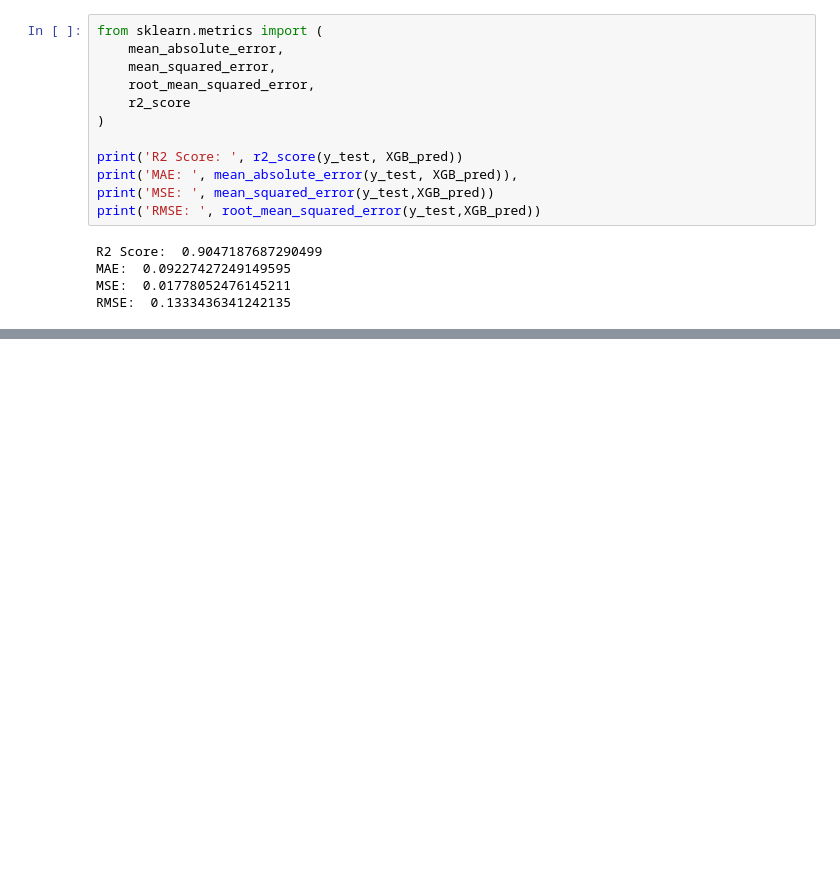
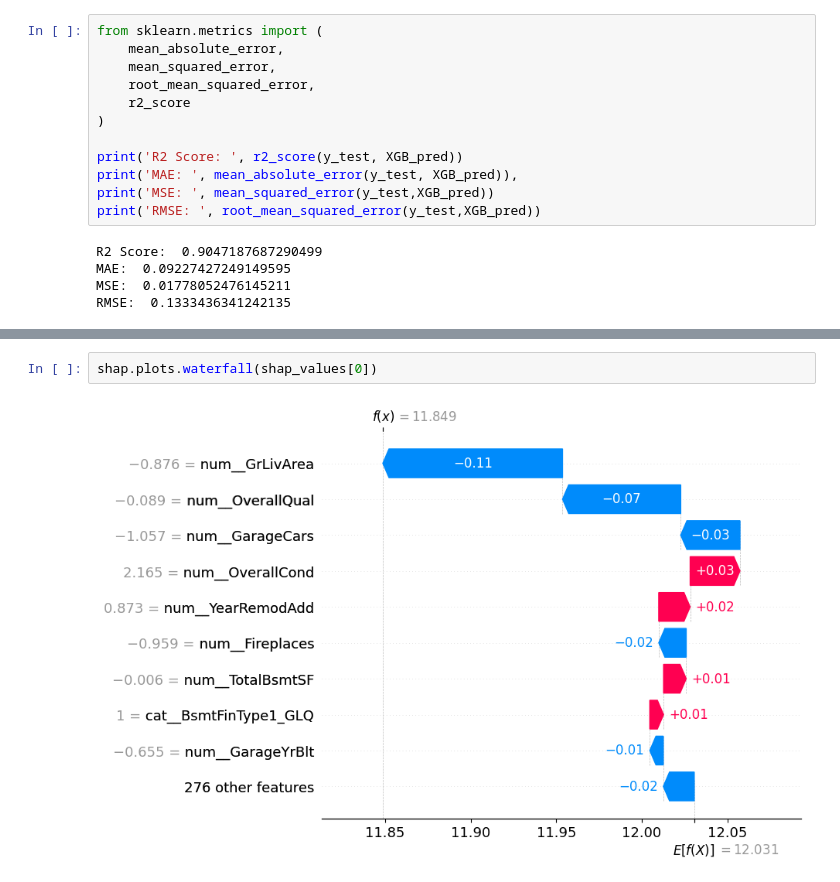
Before and after one commit to jacobabhihail-tech/advanced-data-wrangling-lab, a Jupyter notebook: day10_House_price_XGBregressor/day10_House_price_XGBregressor.ipynb, the cells around one changed output, grey strips where cells are left out. Cells and saved outputs as stored; diff of their text form; blank space fills up the shorter version.

```diff
--- a/day10_House_price_XGBregressor/day10_House_price_XGBregressor.ipynb
+++ b/day10_House_price_XGBregressor/day10_House_price_XGBregressor.ipynb
@@ -387,0 +449,4 @@ RMSE:  0.1333436341242135
+# %%
+shap.plots.waterfall(shap_values[0])
+# %% [output]
+[figure, added]
```
Also changed, not shown: parts of 12 cells of this notebook, 4 other files.
